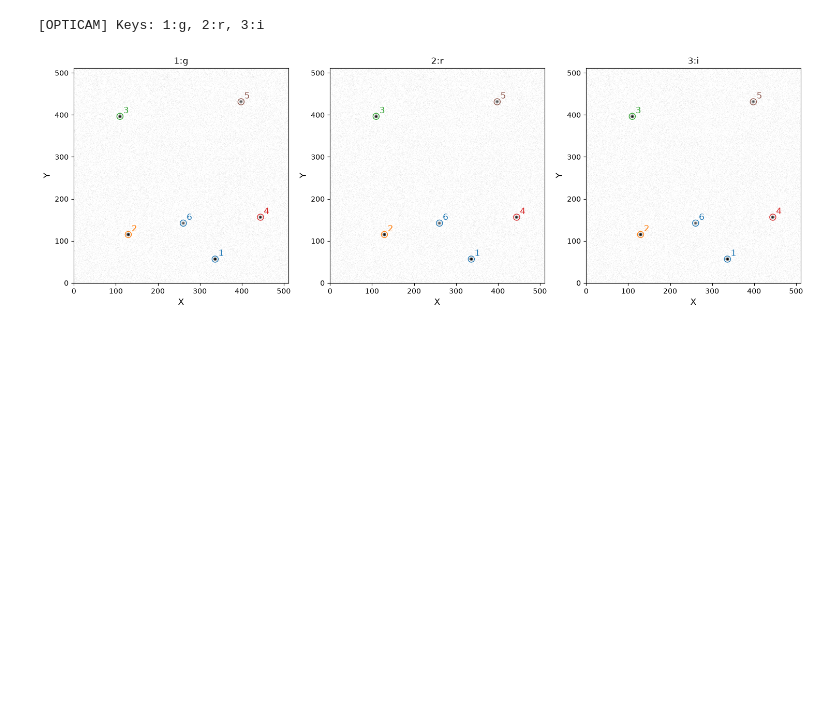
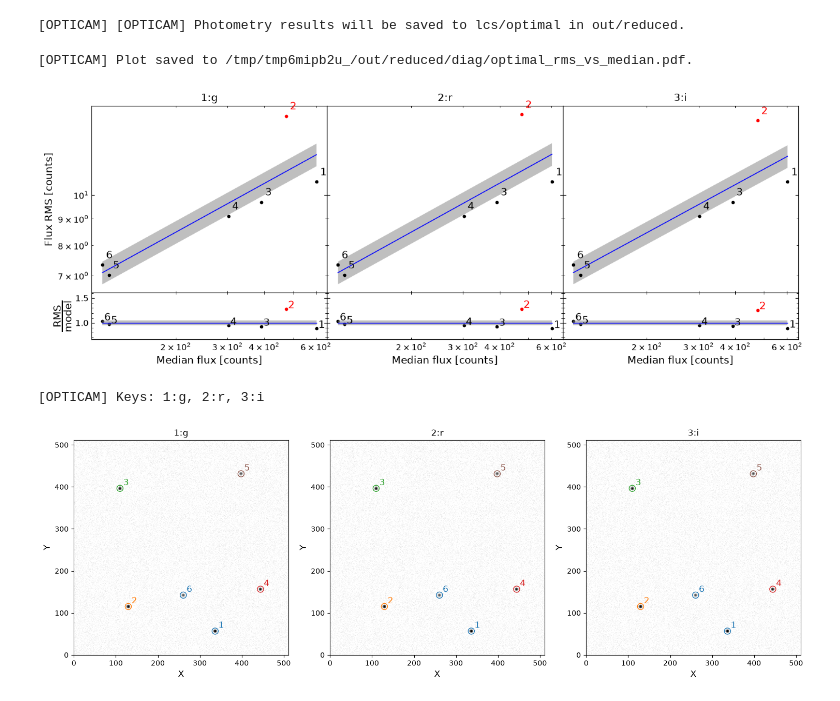
Before and after one commit to OPTICAM-instrument/opticam, a Jupyter notebook: docs/_executed/timing_methods.ipynb, the cells around one changed output. Drawn from its saved outputs; the diff is of its cells as text; code cells hidden in the pictures; blank space fills up the shorter version.

```diff
--- a/docs/_executed/timing_methods.ipynb
+++ b/docs/_executed/timing_methods.ipynb
@@ -45 +83,8 @@ Generating observations:  97%|████████████████
+# %%
+phot = phoptic.OptimalPhotometer()
+reducer.photometry(phot)
+# %% [output]
+[OPTICAM] [OPTICAM] Photometry results will be saved to lcs/optimal in out/reduced.
+[OPTICAM] Plot saved to /tmp/tmp6mipb2u_/out/reduced/diag/optimal_rms_vs_median.pdf.
+[figure, added]
 # %%
```
Also changed, not shown: parts of 17 cells of this notebook, 58 other files.
